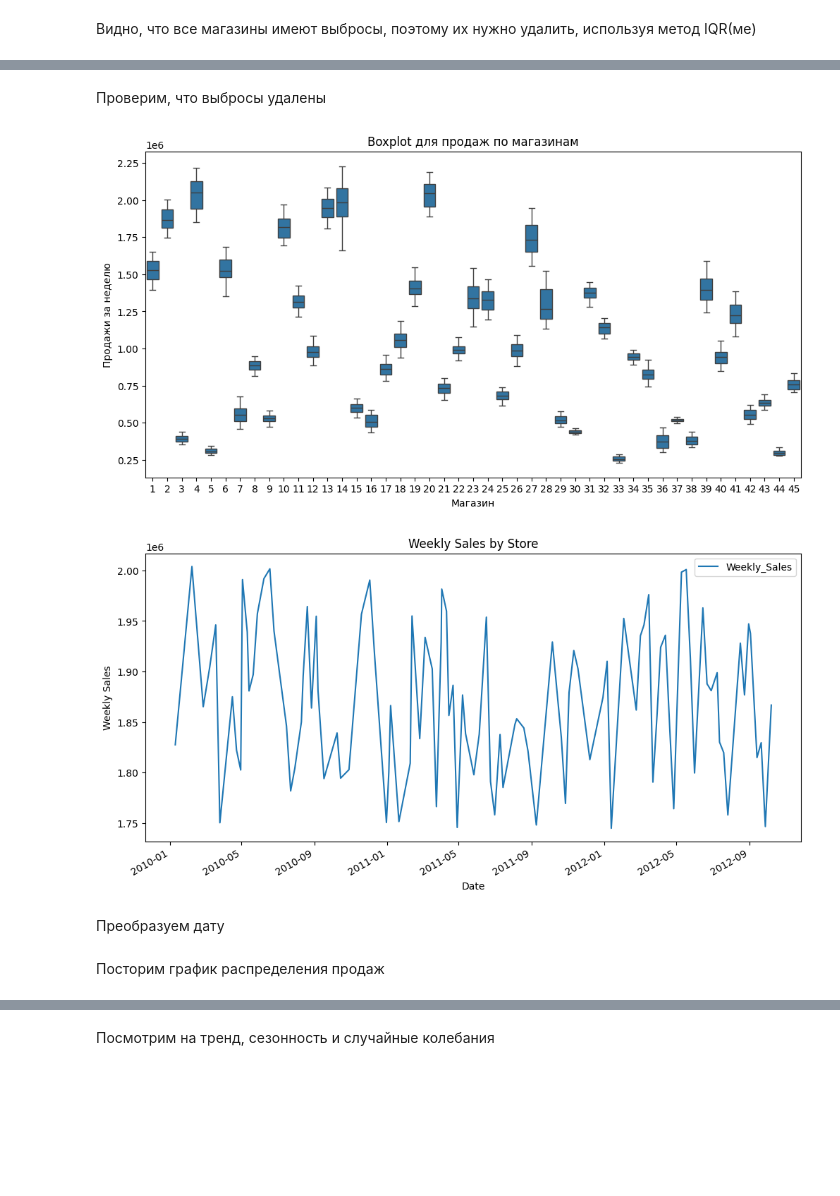
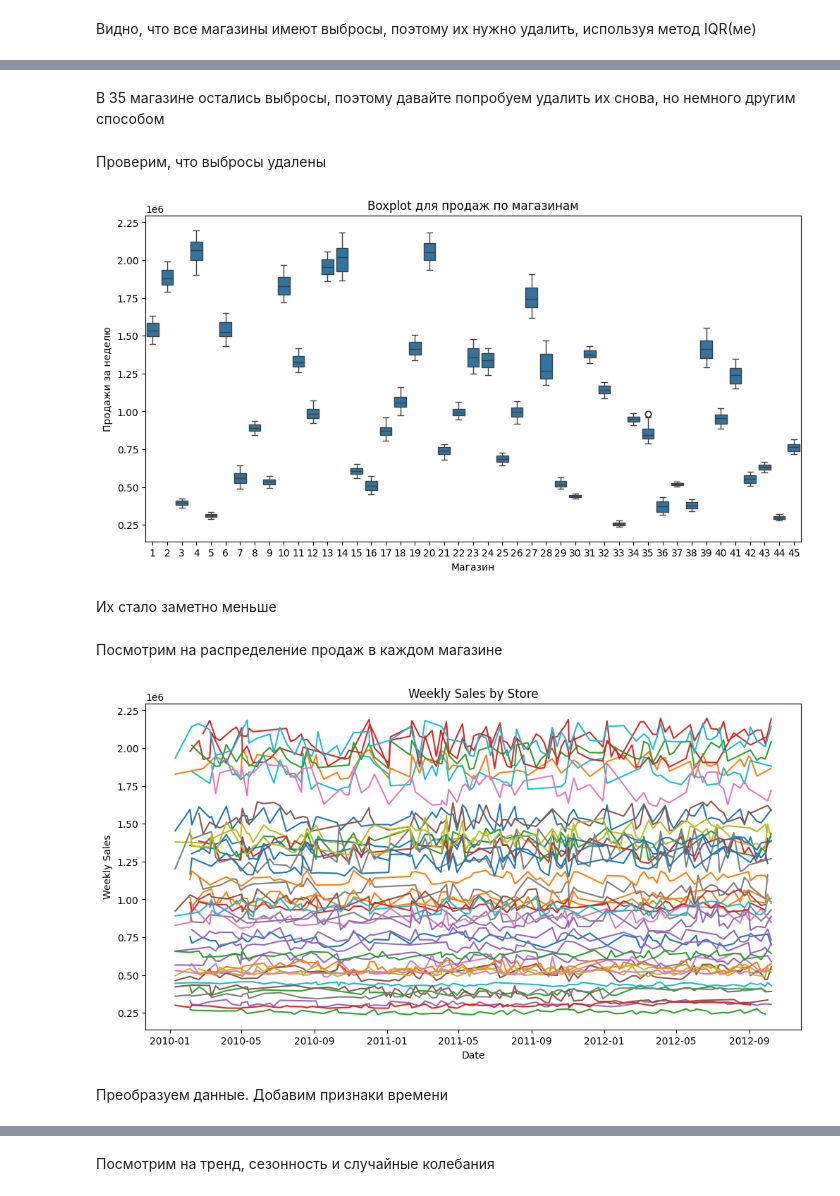
Before and after one commit to DaniilGoryunov/ML, a Jupyter notebook: third/time_series.ipynb, the cells around one changed output, grey strips where cells are left out. Drawn from its saved outputs; the diff is of its cells as text; code cells hidden in the pictures; blank space fills up the shorter version.

```diff
--- a/third/time_series.ipynb
+++ b/third/time_series.ipynb
@@ -19,3 +16,6 @@ TEST_PATH = 'test.csv'
+# %%
+TRAIN_PATH = '/Users/admin/Desktop/MAI/Third/ml/лабы/3/mai-ml-contest-time-series/train.csv'
+TEST_PATH = '/Users/admin/Desktop/MAI/Third/ml/лабы/3/mai-ml-contest-time-series/test.csv'
 # %% [markdown]
 Введем индексацию по дате
 # %%
@@ -76,3 +76,10 @@ plt.show()
 [figure]
 # %% [markdown]
 Видно, что все магазины имеют выбросы, поэтому их нужно удалить, используя метод IQR(ме)
+# %%
+def remove_outliers(df):
+    lower_bound = df['Weekly_Sales'].quantile(0.2)
+    upper_bound = df['Weekly_Sales'].quantile(0.8)
+    return df[(df['Weekly_Sales'] >= lower_bound) & (df['Weekly_Sales'] <= upper_bound)]
+
+train_df = train_df.groupby('Store', group_keys=False).apply(remove_outliers)
@@ -79,6 +95,8 @@ plt.show()
+# %% [markdown]
+В 35 магазине остались выбросы, поэтому давайте попробуем удалить их снова, но немного другим способом
 # %%
-train_df['Q1'] = train_df.groupby('Store')['Weekly_Sales'].transform(lambda x: x.quantile(0.1))
-train_df['Q3'] = train_df.groupby('Store')['Weekly_Sales'].transform(lambda x: x.quantile(0.9))
+train_df['Q1'] = train_df.groupby('Store')['Weekly_Sales'].transform(lambda x: x.quantile(0.3))
+train_df['Q3'] = train_df.groupby('Store')['Weekly_Sales'].transform(lambda x: x.quantile(0.7))
 train_df['IQR'] = train_df['Q3'] - train_df['Q1']
 
 train_df['lower_bound'] = train_df['Q1'] - 1.5 * train_df['IQR']
@@ -98,19 +116,25 @@ plt.xlabel('Магазин')
 plt.ylabel('Продажи за неделю')
 plt.show()
 # %% [output]
-[figure, old version]
+[figure, new version]
+# %% [markdown]
+Их стало заметно меньше
+# %% [markdown]
+Посмотрим на распределение продаж в каждом магазине
 # %%
 plt.figure(figsize=(12, 6))
-train_df[train_df['Store'] == 2]['Weekly_Sales'].plot()
+
+for store_id in train_df['Store'].unique():
+    plt.plot(train_df[train_df['Store'] == store_id]['Weekly_Sales'], label=f"Store {store_id}")
+
 plt.title("Weekly Sales by Store")
 plt.xlabel("Date")
 plt.ylabel("Weekly Sales")
-plt.legend()
 plt.show()
 # %% [output]
-[figure, old version]
+[figure, new version]
-# %% [markdown]
-Преобразуем дату
+# %% [markdown]
+Преобразуем данные. Добавим признаки времени
 # %%
 def add_time_features(df):
     df['Weekday'] = df.index.weekday
@@ -121,5 +145,3 @@ def add_time_features(df):
 
 train_df = add_time_features(train_df)
 test_df = add_time_features(test_df)
-# %% [markdown]
-Посторим график распределения продаж
```
Also changed, not shown: parts of 9 cells of this notebook, 1 other file.
